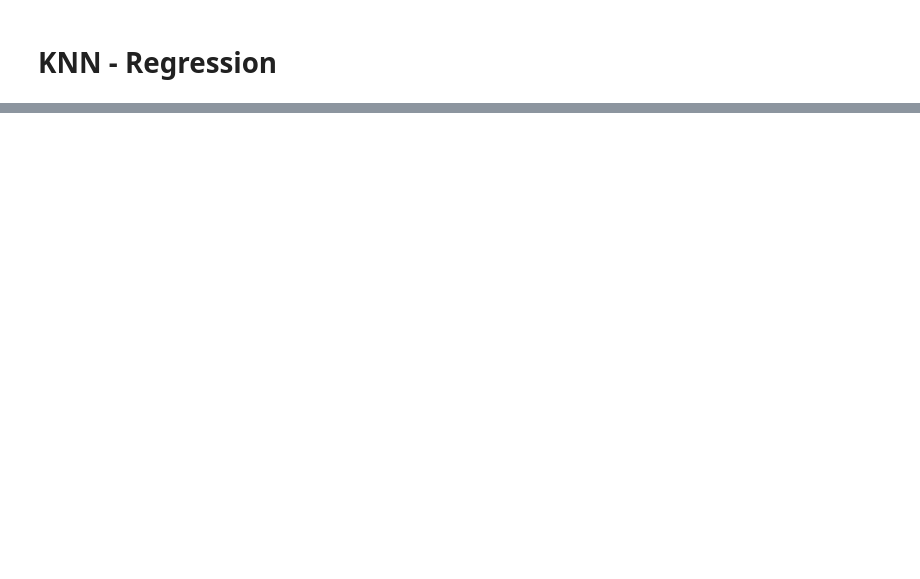
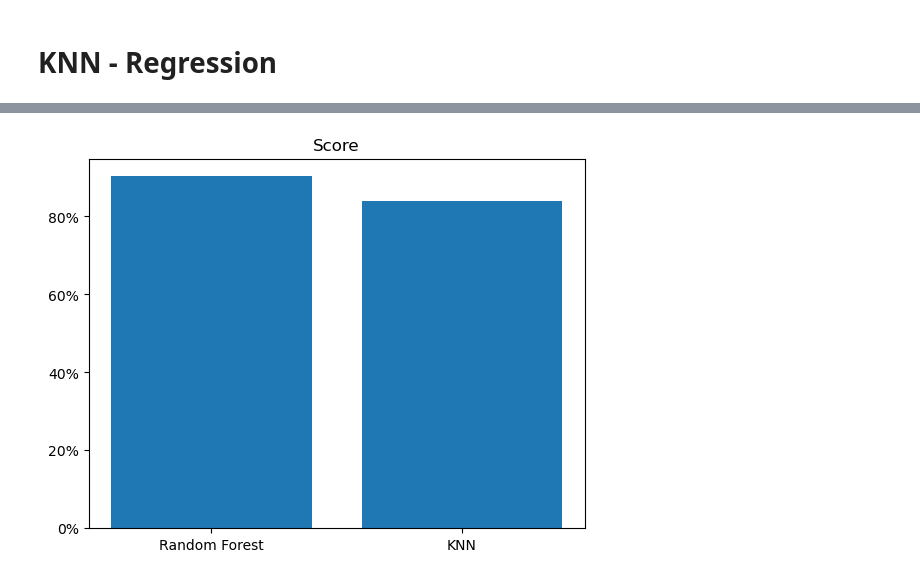
Before and after one commit to Aleomar15/TCC_Project, a Jupyter notebook: Data_Mining.ipynb, the cells around one changed output, grey strips where cells are left out. Saved outputs shown, nothing was run; the diff lists cells and outputs as text; code cells hidden in the pictures; blank space fills up the shorter version.

```diff
--- a/Data_Mining.ipynb
+++ b/Data_Mining.ipynb
@@ -355,0 +359,21 @@ MSE_test
+# %%
+RF_score = np.round(RF_regression.score(X_test, y_test),4)
+KNN_score = KNN_regression.score(X_test, y_test)
+# %%
+rt = ['Random Forest', 'KNN']
+vl = [RF_score,KNN_score]
+# %%
+fig, ax = plt.subplots()
+# Criar o gráfico de barras
+ax.bar(rt, vl)
+
+# Definir o formato do eixo y como porcentagem
+ax.yaxis.set_major_formatter(mticker.PercentFormatter(xmax=1, decimals=0))
+
+# Inserir rótulos de dados e título do gráfico
+ax.set_title('Score')
+
+# Exibir o gráfico
+plt.show()
+# %% [output]
+[figure, added]
```
Also changed, not shown: parts of 15 cells of this notebook.
